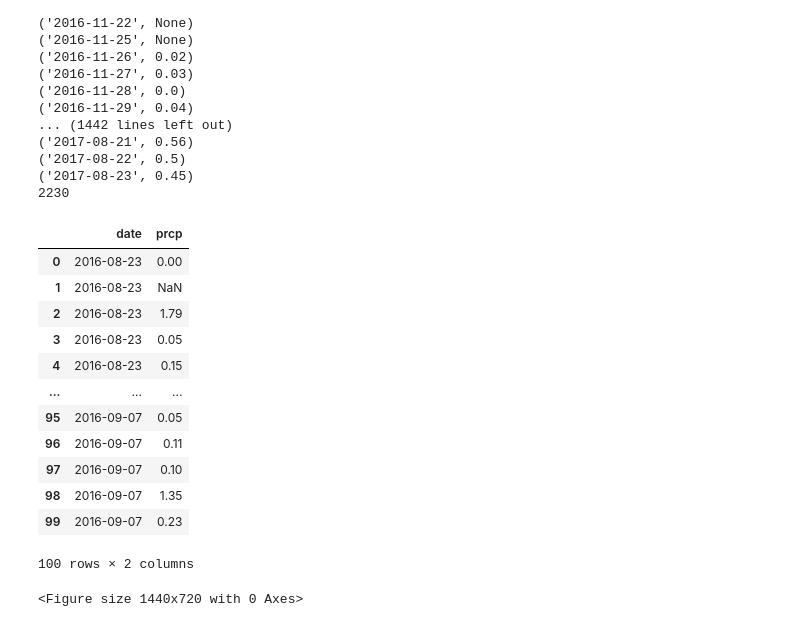
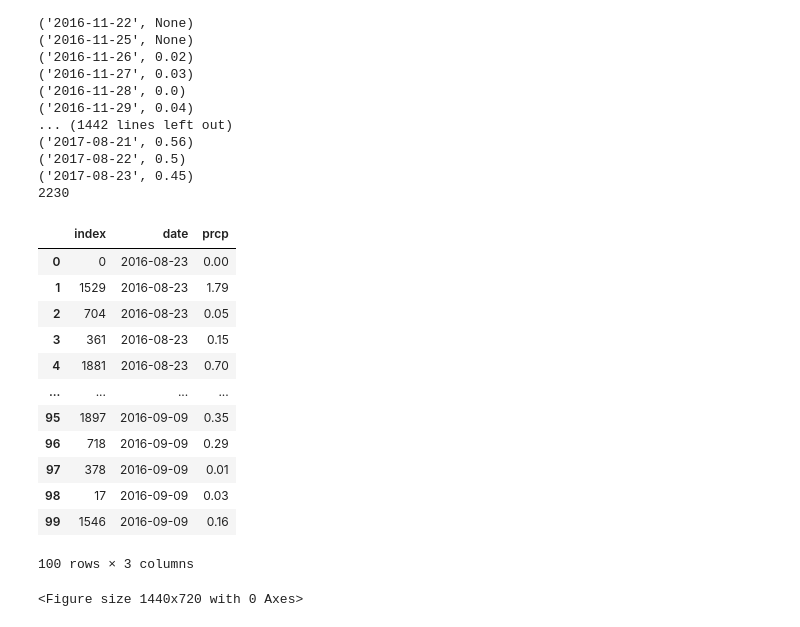
Before and after one commit to RynnAethelWulf/SQLAlchemy-Challenge, a Jupyter notebook: climate_starter.ipynb, the cells around one changed output. Cells and saved outputs as stored; diff of their text form; code cells hidden in the pictures.

```diff
--- a/climate_starter.ipynb
+++ b/climate_starter.ipynb
@@ -100,31 +100,31 @@ print(enum)
 # %%
 
 # Save the query results as a Pandas DataFrame and set the index to the date column
 
 climate_analysis_df = pd.DataFrame(data, columns = {"date":["date"],
  "prcp":["prcp"]
  })
 
 
 # Sort the dataframe by date
-climate_analysis_df = climate_df.sort_values(["date"])
+climate_analysis_df = climate_analysis_df.sort_values(["date"]).dropna()
 
 climate_analysis_df.reset_index(drop=False,inplace=True)
 climate_analysis_df.head(100)
 # %% [output]
-|  | date | prcp |
-| 0 | 2016-08-23 | 0.00 |
-| 1 | 2016-08-23 | NaN |
-| 2 | 2016-08-23 | 1.79 |
-| 3 | 2016-08-23 | 0.05 |
-| 4 | 2016-08-23 | 0.15 |
-| ... | ... | ... |
-| 95 | 2016-09-07 | 0.05 |
-| 96 | 2016-09-07 | 0.11 |
-| 97 | 2016-09-07 | 0.10 |
-| 98 | 2016-09-07 | 1.35 |
-| 99 | 2016-09-07 | 0.23 |
+|  | index | date | prcp |
+| 0 | 0 | 2016-08-23 | 0.00 |
+| 1 | 1529 | 2016-08-23 | 1.79 |
+| 2 | 704 | 2016-08-23 | 0.05 |
+| 3 | 361 | 2016-08-23 | 0.15 |
+| 4 | 1881 | 2016-08-23 | 0.70 |
+| ... | ... | ... | ... |
+| 95 | 1897 | 2016-09-09 | 0.35 |
+| 96 | 718 | 2016-09-09 | 0.29 |
+| 97 | 378 | 2016-09-09 | 0.01 |
+| 98 | 17 | 2016-09-09 | 0.03 |
+| 99 | 1546 | 2016-09-09 | 0.16 |
-100 rows × 2 columns
+100 rows × 3 columns
 # %%
 
 
```
Also changed, not shown: parts of 3 cells of this notebook, 4 other files.
